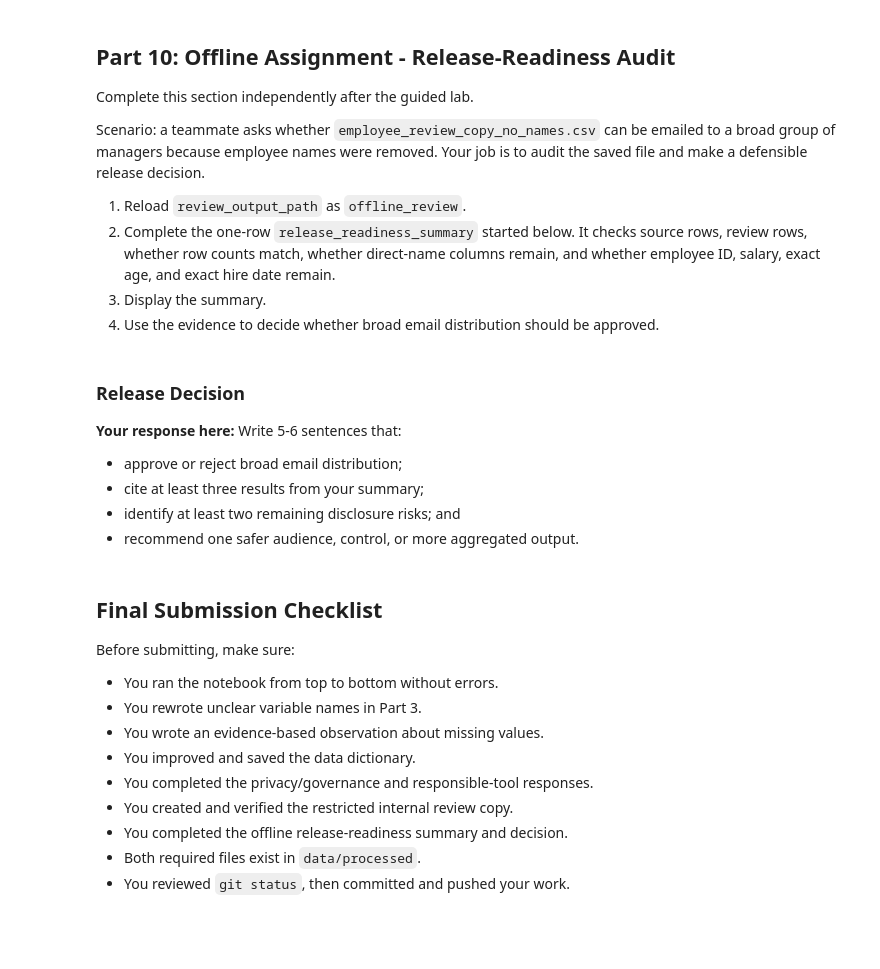
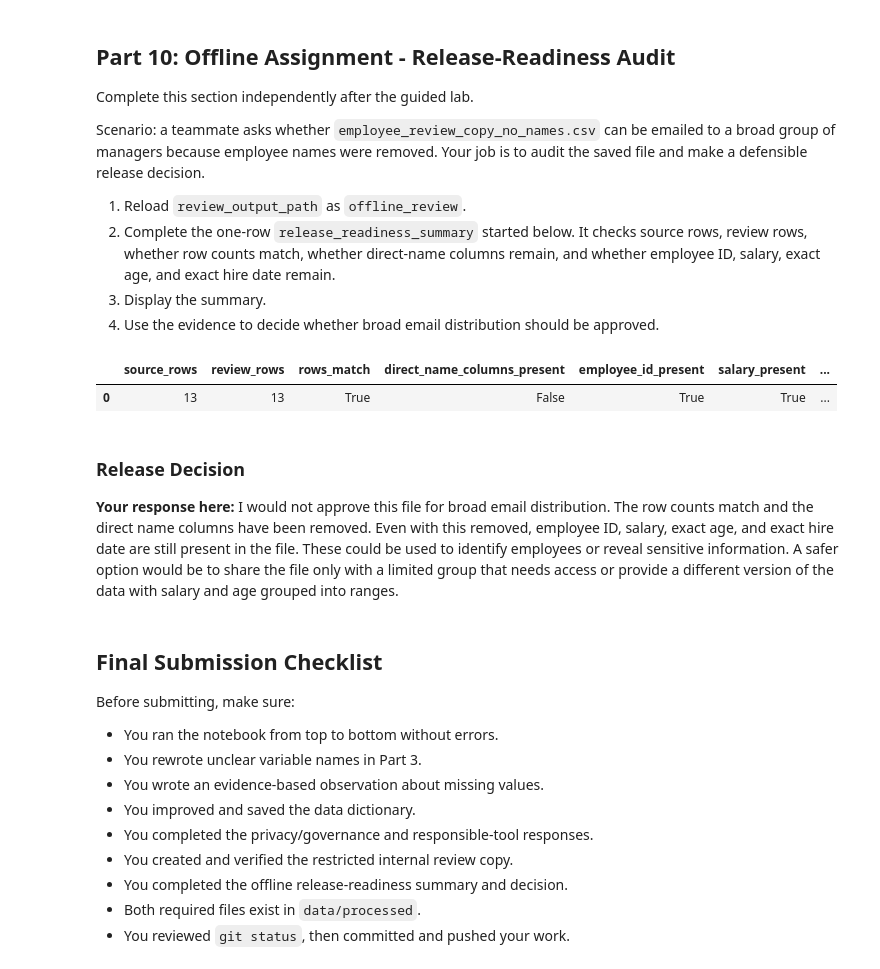
Before and after one commit to zhastedt/ban6003-week3-4-zachhastedt, a Jupyter notebook: notebooks/week4_github_repro_governance_lab.ipynb, the cells around one changed output. Drawn from its saved outputs; the diff is of its cells as text; code cells hidden in the pictures; blank space fills up the shorter version.

```diff
--- a/notebooks/week4_github_repro_governance_lab.ipynb
+++ b/notebooks/week4_github_repro_governance_lab.ipynb
@@ -376,32 +376,28 @@ Scenario: a teammate asks whether `employee_review_copy_no_names.csv` can be ema
 3. Display the summary.
 4. Use the evidence to decide whether broad email distribution should be approved.
 # %%
-# Offline Assignment
-# Hint: use `"column_name" in offline_review.columns` for each remaining-field check.
-# The direct-name check is already completed as an example.
 offline_review = pd.read_csv(review_output_path)
 
 release_readiness_summary = pd.DataFrame([{
     "source_rows": len(employees_raw),
     "review_rows": len(offline_review),
     "rows_match": len(employees_raw) == len(offline_review),
     "direct_name_columns_present": bool(set(direct_name_columns) & set(offline_review.columns)),
-    "employee_id_present": None,  # TODO
-    "salary_present": None,  # TODO
-    "exact_age_present": None,  # TODO
-    "exact_hire_date_present": None,  # TODO
+    "employee_id_present": "employee_id" in offline_review.columns,
+    "salary_present": "salary" in offline_review.columns,
+    "exact_age_present": "age" in offline_review.columns,
+    "exact_hire_date_present": "hire_date" in offline_review.columns
 }])
 
 release_readiness_summary
+# %% [output]
+|  | source_rows | review_rows | rows_match | direct_name_columns_present | employee_id_present | salary_present | ... |
+| 0 | 13 | 13 | True | False | True | True | ... |
 # %% [markdown]
 ### Release Decision
 
-**Your response here:** Write 5-6 sentences that:
-
-- approve or reject broad email distribution;
-- cite at least three results from your summary;
-- identify at least two remaining disclosure risks; and
-- recommend one safer audience, control, or more aggregated output.
+**Your response here:**
+I would not approve this file for broad email distribution. The row counts match and the direct name columns have been removed. Even with this removed, employee ID, salary, exact age, and exact hire date are still present in the file. These could be used to identify employees or reveal sensitive information. A safer option would be to share the file only with a limited group that needs access or provide a different version of the data with salary and age grouped into ranges.
 # %% [markdown]
 ## Final Submission Checklist
 
```
